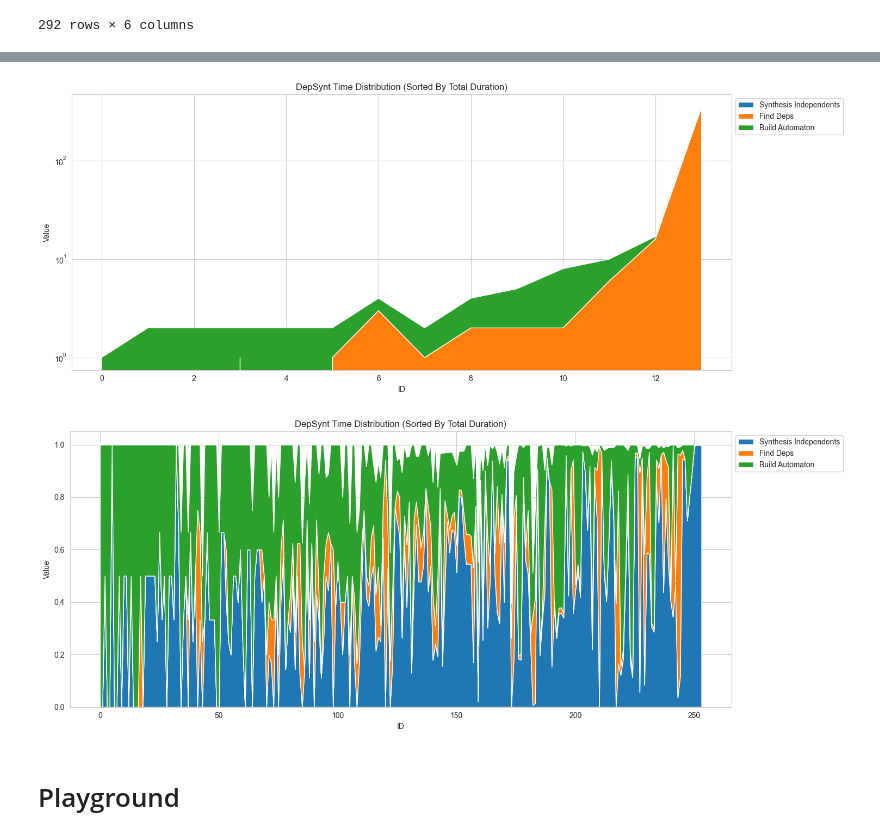
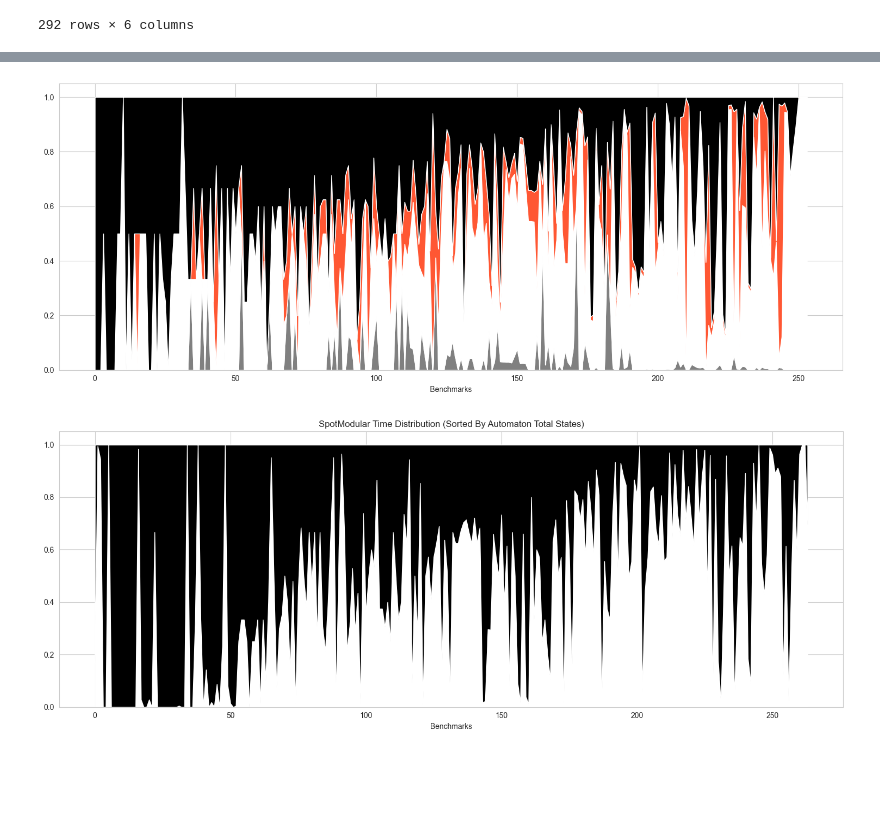
Before and after one commit to eliyaoo32/DepSynt, a Jupyter notebook: scripts/visualization.ipynb, the cells around one changed output, grey strips where cells are left out. Cells and saved outputs as stored; diff of their text form; code cells hidden in the pictures; blank space fills up the shorter version.

```diff
--- a/scripts/visualization.ipynb
+++ b/scripts/visualization.ipynb
@@ -158,7 +207,7 @@ X
 # %%
-def gen_stackplot(should_include_row, plt_title, sort_by = None, normalize = True):
+def gen_stackplot(should_include_row, plt_title, df, sort_by = None, normalize = True):
     # Generate DF
-    stackplot_df = depsynt_df.copy()
+    stackplot_df = df.copy()
 
     # Clip minimal values
     stackplot_df[headers_list + ["Synthesis Duration"]] = stackplot_df[headers_list + ["Synthesis Duration"]].clip(lower=0)
@@ -184,23 +233,25 @@ def gen_stackplot(should_include_row, plt_title, sort_by = None, normalize = Tru
     plt.figure(figsize=(15,6))
     x = range(0, len(stackplot_df))
     legend_headers = [
-        # 'Synthesis Dependents',
-        'Synthesis Independents',
+        'Synthesis dependents',
+        'Synthesis non-dependents',
         'Find Deps',
         'Build Automaton',
     ]
+    color_map = ["#808080", "#ffffff", "#FF5733", "#000000"]
+
     plt.stackplot(x,
-                # stackplot_df[headers['DEPENDENTS_SYNTHESIS']],
+                stackplot_df[headers['DEPENDENTS_SYNTHESIS']],
                 stackplot_df[headers['INDEPENDENTS_SYNTHESIS']],
                 stackplot_df[headers['FIND_DEPS_DURATION']],
                 stackplot_df[headers['AUTOMATON_BUILD']],
-                labels=legend_headers
+                labels=legend_headers, colors = color_map
     )
-    plt.legend(loc='upper left', bbox_to_anchor=(1, 1))
-    plt.xlabel('ID')
-    plt.ylabel('Value')
+    # plt.legend(loc='upper left', bbox_to_anchor=(1, 1))
+    plt.xlabel('Benchmarks')
+    plt.ylabel('')
     if not normalize:
-        plt.yscale('log')
+        plt.yscale('symlog')
     plt.title(plt_title)
     # plt.xticks(x)  # This will ensure each ID is shown on the x-axis
     plt.tight_layout()
@@ -218,37 +269,34 @@ def should_include_row(row):
         return False
     if total_deps_var == 0:
         return False
-    if total_indeps_var != 0:
-        return False
 
     return True
 
+# sort_by = "Automaton Total States"
 sort_by = "Total Duration"
-title = f"DepSynt Time Distribution (Sorted By {sort_by})"
-# gen_stackplot(should_include_row, title, sort_by=sort_by, normalize=False)
-gen_stackplot(should_include_row, title, sort_by=sort_by, normalize=False)
+# title = f"DepSynt Time Distribution (Sorted By {sort_by})"
+title = ""
+gen_stackplot(should_include_row, title, depsynt_df, sort_by=sort_by, normalize=True)
 # %% [output]
-[figure, old version]
+[figure, new version]
 # %%
 def should_include_row(row):
     status = row["Status"]
     total_duration = row["Total Duration"]
-    total_deps_var = row["Total Dependent Variables"]
-    total_indeps_var = row["Total Independent Variables"]
+    # total_deps_var = row["Total Dependent Variables"]
+    # total_indeps_var = row["Total Independent Variables"]
 
     if total_duration <= 0:
         return False
     if status != "Success":
         return False
-    if total_deps_var == 0:
-        return False
+    # if total_deps_var == 0:
+    #     return False
 
     return True
 
-sort_by = "Total Duration"
-title = f"DepSynt Time Distribution (Sorted By {sort_by})"
-gen_stackplot(should_include_row, title, sort_by=sort_by)
+sort_by = "Automaton Total States"
+title = f"SpotModular Time Distribution (Sorted By {sort_by})"
+gen_stackplot(should_include_row, title, spot_modular_df, sort_by=sort_by, normalize=True)
 # %% [output]
-[figure, old version]
+[figure, new version]
-# %% [markdown]
-# Playground
```
Also changed, not shown: parts of 23 cells of this notebook, 3 other files.
